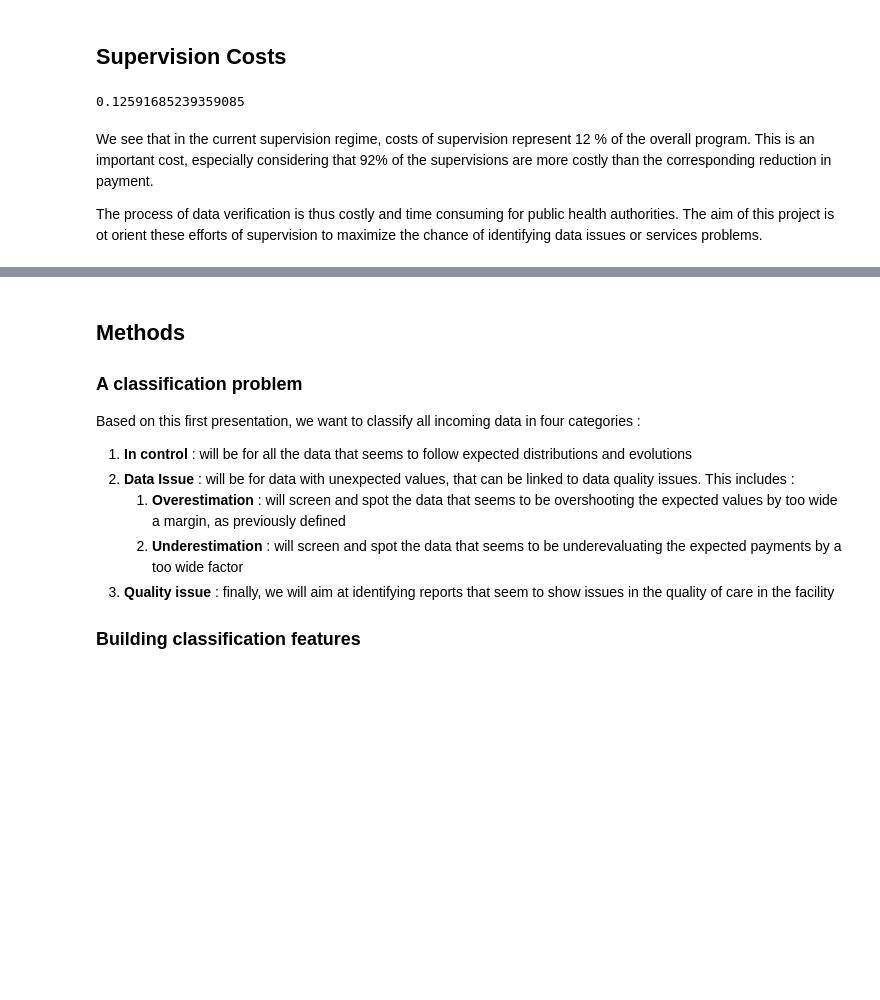
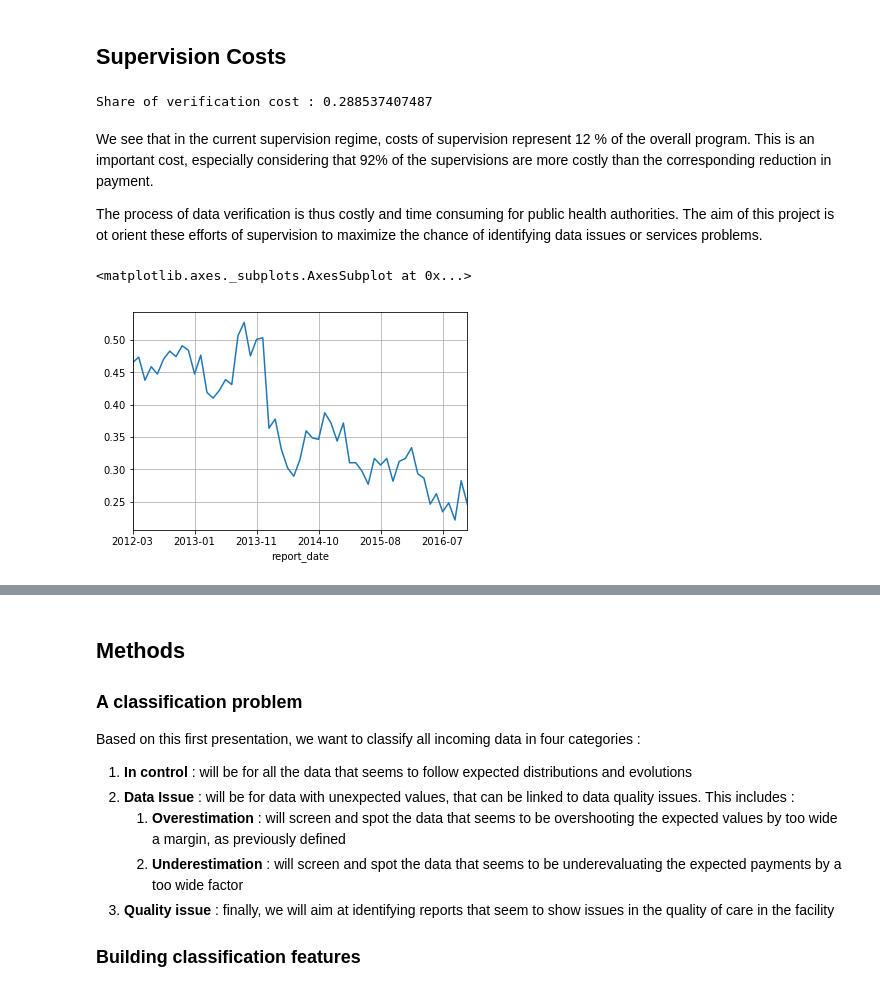
Before and after one commit to grlurton/orbf_data_validation, a Jupyter notebook: notebooks/reporting/Analysis.ipynb, the cells around one changed output, grey strips where cells are left out. Drawn from its saved outputs; the diff is of its cells as text; code cells hidden in the pictures; blank space fills up the shorter version.

```diff
--- a/notebooks/reporting/Analysis.ipynb
+++ b/notebooks/reporting/Analysis.ipynb
@@ -123,10 +142,11 @@ plt.plot((mean_supervision_cost, mean_supervision_cost), (0, 8500), 'r-')
 Graph XX shows the distribution of the data we want to spot. Red data dots are outside of the zone in which we want the data to be. Reports under the black line were overreporting, and reports over the red line were underreporting too strongly before data validation.
 # %% [markdown]
 ## Supervision Costs
-# %%
-data_orbf.entity_id.nunique() * mean_supervision_cost / ((sum(report_payment_data.verified_payment) / 12) + data_orbf.entity_id.nunique() * mean_supervision_cost)
-# %% [output]
-0.12591685239359085
+# %%
+mean_cost = mean_supervision_cost*len(report_payment_data) / sum(report_payment_data.verified_payment)
+print('Share of verification cost : ' + str(mean_cost))
+# %% [output]
+Share of verification cost : 0.288537407487
 # %% [markdown]
 We see that in the current supervision regime, costs of supervision represent 12 % of the overall program. This is an important cost, especially considering that 92% of the supervisions are more costly than the corresponding reduction in payment.
 
@@ -133,0 +157,17 @@ The process of data verification is thus costly and time consuming for public he
+# %%
+total_claimed_payments =  report_payment_data.groupby(['report_date']).claimed_payment.sum()
+total_payments = report_payment_data.groupby(['report_date']).verified_payment.sum()
+verification_costs = report_payment_data.groupby(['report_date']).verified_payment.apply(len) * mean_supervision_cost
+perc_verification = verification_costs / total_payments
+perc_alarms = report_payment_data.groupby(['report_date']).alarm.sum() / report_payment_data.groupby(['report_date']).alarm.apply(len)
+
+N_overdecl = report_payment_data.groupby(['report_date']).over_declaration.sum()
+N_underdecl = report_payment_data.groupby(['report_date']).under_declaration.sum()
+
+perc_overdecl = N_overdecl / report_payment_data.groupby(['report_date']).alarm.apply(len)
+perc_underdecl = N_underdecl / report_payment_data.groupby(['report_date']).alarm.apply(len)
+# %%
+perc_verification[total_claimed_payments < 1e9].plot(grid = True)
+# %% [output]
+<matplotlib.axes._subplots.AxesSubplot at 0x...>
+[figure, added]
```
Also changed, not shown: parts of 48 cells of this notebook, 2 other files.
